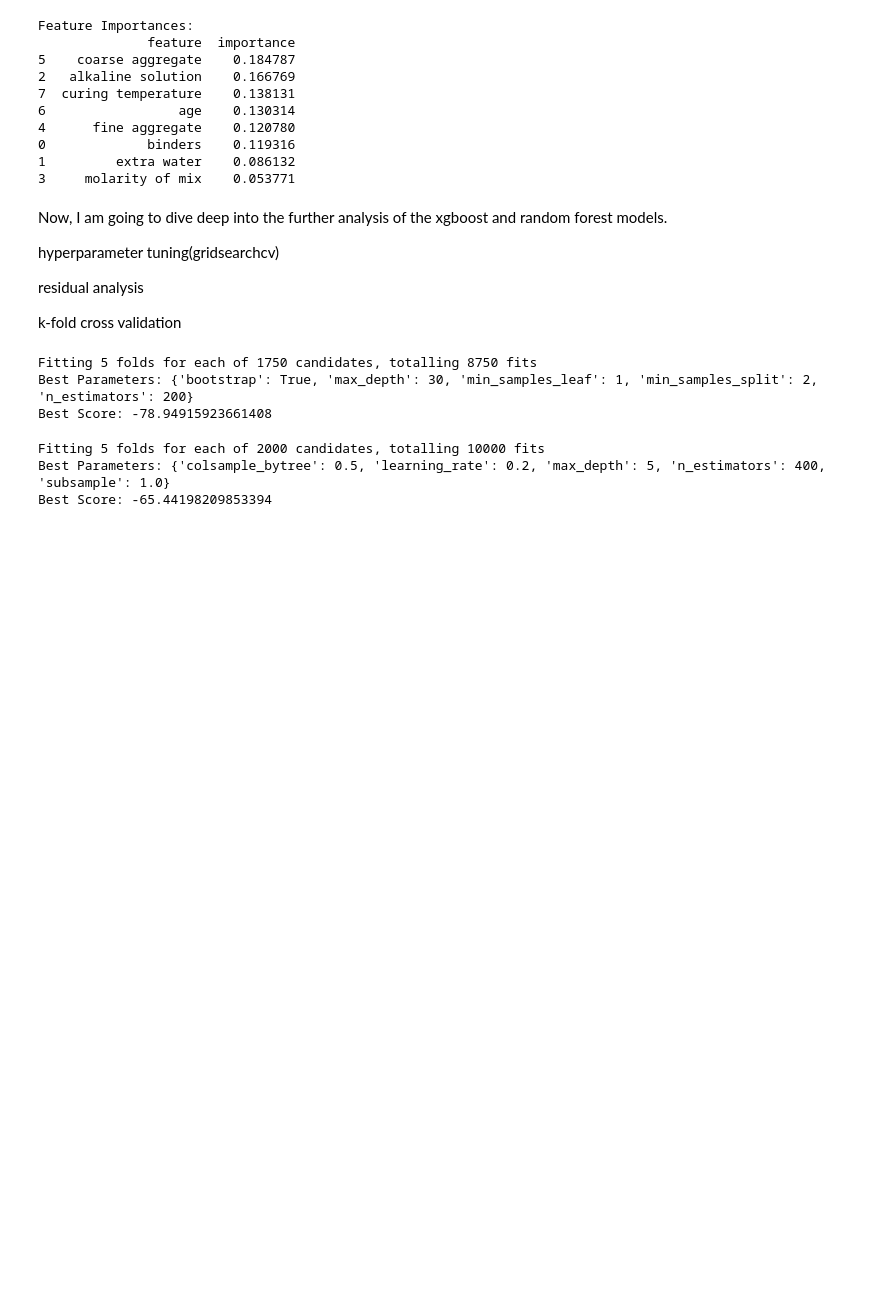
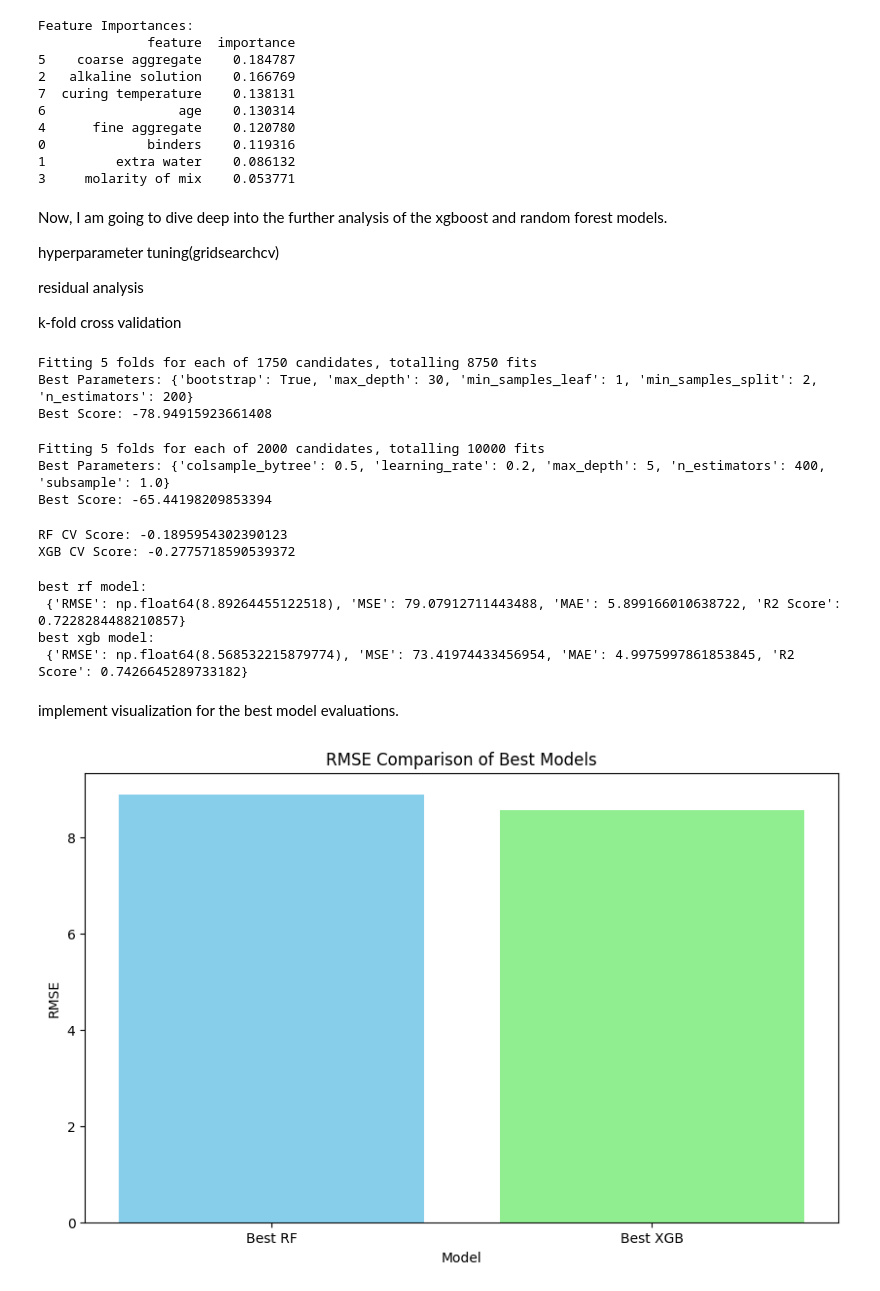
Before and after one commit to IAM-MUKUND/advanced-concrete-analysis, a Jupyter notebook: geopolymer_dataset_processing/main_run.ipynb, the cells around one changed output. Saved outputs shown, nothing was run; the diff lists cells and outputs as text; code cells hidden in the pictures; blank space fills up the shorter version.

```diff
--- a/geopolymer_dataset_processing/main_run.ipynb
+++ b/geopolymer_dataset_processing/main_run.ipynb
@@ -586,3 +586,57 @@ print("Best Score:", xgb_grid.best_score_)
 Fitting 5 folds for each of 2000 candidates, totalling 10000 fits
 Best Parameters: {'colsample_bytree': 0.5, 'learning_rate': 0.2, 'max_depth': 5, 'n_estimators': 400, 'subsample': 1.0}
 Best Score: -65.44198209853394
+# %%
+#implement 5-fold cross validation
+
+from sklearn.model_selection import cross_val_score
+
+rf_cv = cross_val_score(
+    best_rf,
+    X,
+    y,
+    cv=5,
+    scoring="r2"
+)
+
+xgb_cv = cross_val_score(
+    best_xgb,
+    X,
+    y,
+    cv=5,
+    scoring="r2"
+)
+
+print("RF CV Score:", rf_cv.mean())
+print("XGB CV Score:", xgb_cv.mean())
+# %% [output]
+RF CV Score: -0.1895954302390123
+XGB CV Score: -0.2775718590539372
+# %%
+best_rf_pred = best_rf.predict(X_test)
+
+best_xgb_pred = best_xgb.predict(X_test)
+# %%
+rf_best_eval = evaluate_model(y_test, best_rf_pred)
+xgb_best_eval = evaluate_model(y_test, best_xgb_pred)
+
+print("best rf model:\n", rf_best_eval)
+print("best xgb model:\n", xgb_best_eval)
+# %% [output]
+best rf model:
+ {'RMSE': np.float64(8.89264455122518), 'MSE': 79.07912711443488, 'MAE': 5.899166010638722, 'R2 Score': 0.7228284488210857}
+best xgb model:
+ {'RMSE': np.float64(8.568532215879774), 'MSE': 73.41974433456954, 'MAE': 4.9975997861853845, 'R2 Score': 0.7426645289733182}
+# %% [markdown]
+implement visualization for the best model evaluations.
+# %%
+#rmse comparison of the best models
+
+plt.figure(figsize=(10, 6))
+plt.bar(['Best RF', 'Best XGB'], [rf_best_eval['RMSE'], xgb_best_eval['RMSE']], color=['skyblue', 'lightgreen'])
+plt.xlabel('Model')
+plt.ylabel('RMSE')
+plt.title('RMSE Comparison of Best Models')
+plt.show()
+# %% [output]
+[figure, added]
```
Also changed, not shown: parts of 12 cells of this notebook.
